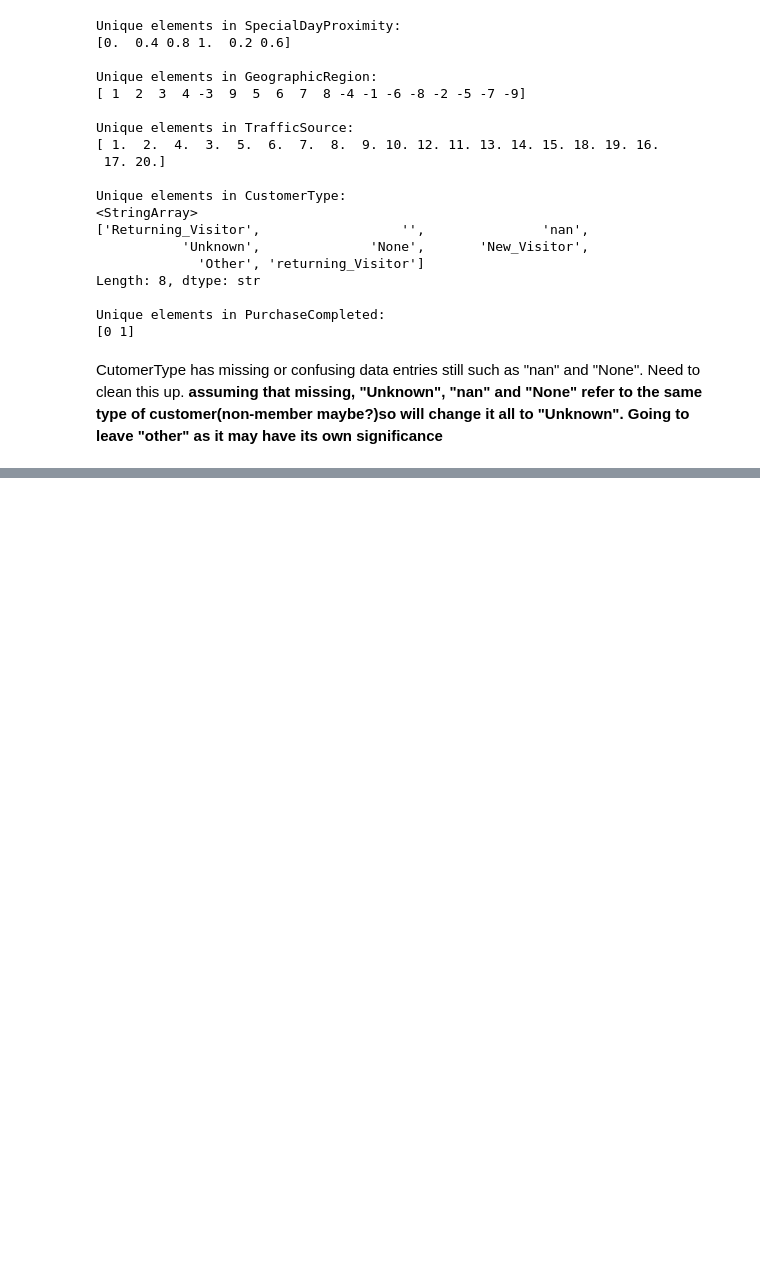
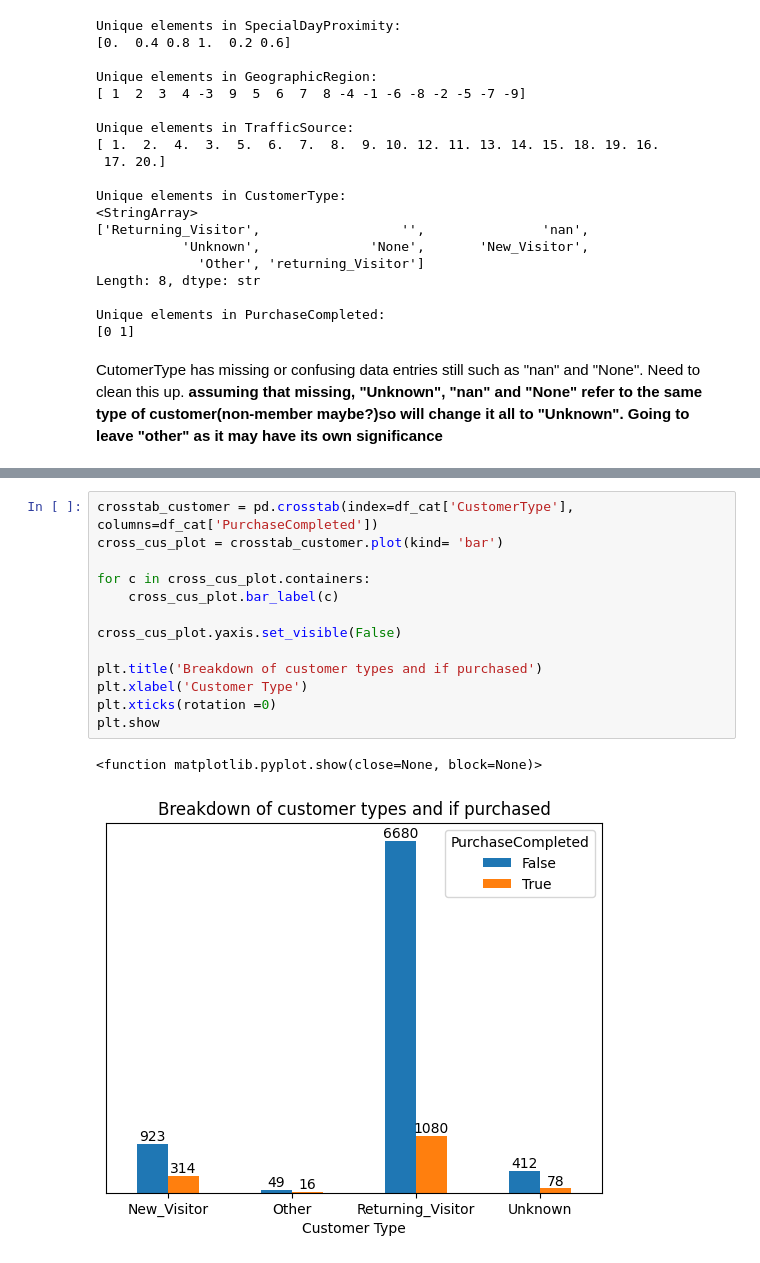
Before and after one commit to R00k3y/EDA_ML_Ecommerce, a Jupyter notebook: eda.ipynb, the cells around one changed output, grey strips where cells are left out. Saved outputs shown, nothing was run; the diff lists cells and outputs as text; blank space fills up the shorter version.

```diff
--- a/eda.ipynb
+++ b/eda.ipynb
@@ -207,0 +218,16 @@ df_cat = df_clean[['SpecialDayProximity', 'GeographicRegion', 'TrafficSource', '
+# %%
+crosstab_customer = pd.crosstab(index=df_cat['CustomerType'], columns=df_cat['PurchaseCompleted'])
+cross_cus_plot = crosstab_customer.plot(kind= 'bar')
+
+for c in cross_cus_plot.containers:
+    cross_cus_plot.bar_label(c)
+
+cross_cus_plot.yaxis.set_visible(False)
+
+plt.title('Breakdown of customer types and if purchased')
+plt.xlabel('Customer Type')
+plt.xticks(rotation =0)
+plt.show
+# %% [output]
+<function matplotlib.pyplot.show(close=None, block=None)>
+[figure, added]
```
Also changed, not shown: parts of 21 cells of this notebook.
